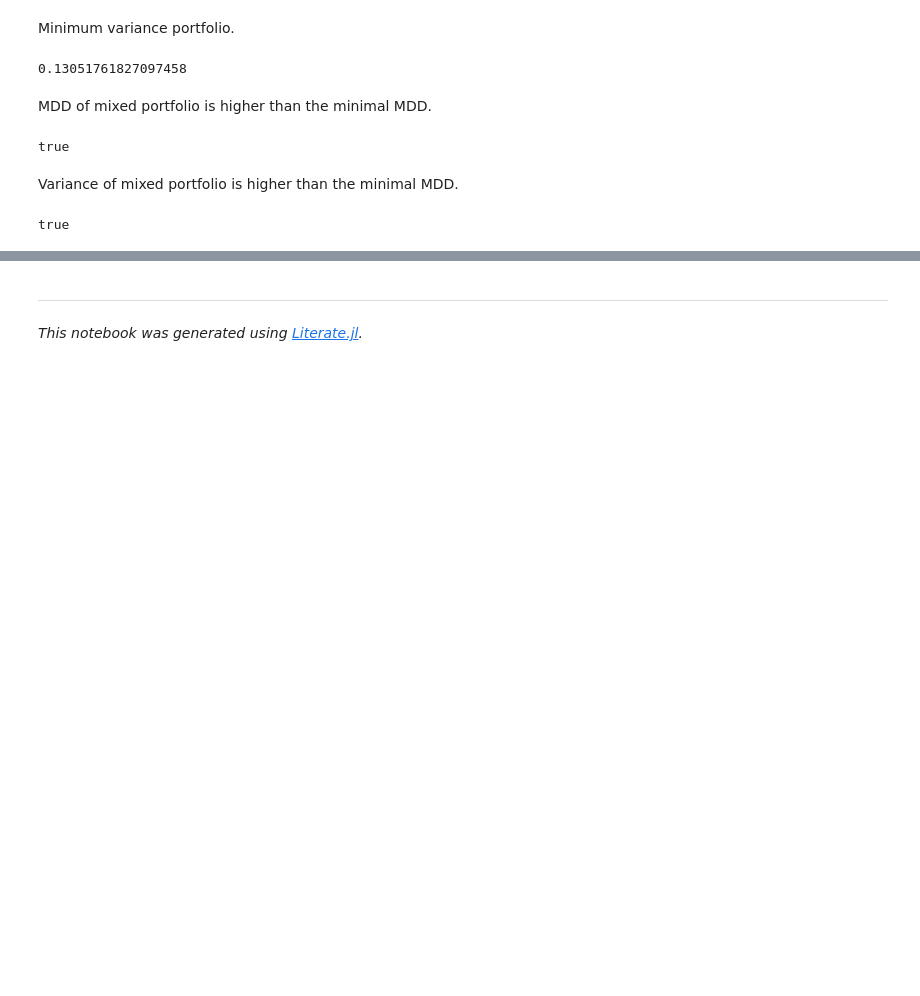
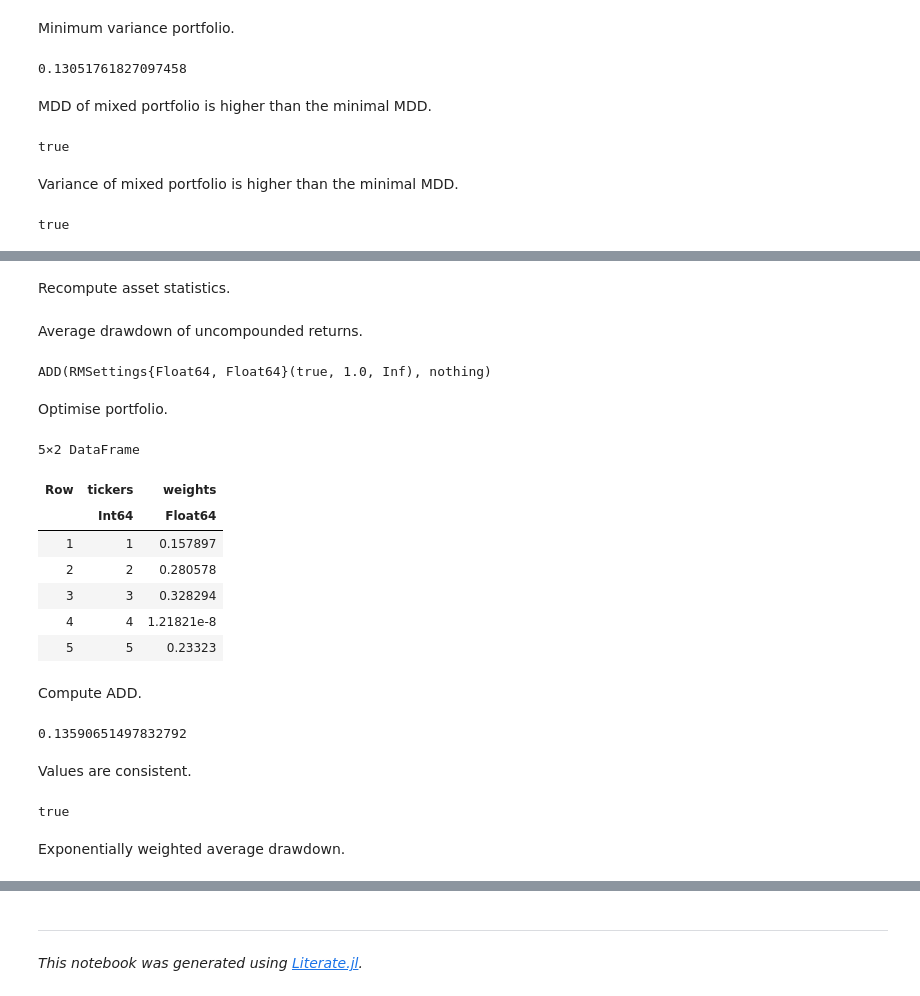
Before and after one commit to dcelisgarza/PortfolioOptimiser.jl, a Jupyter notebook: examples/0_risk_measure_examples.ipynb, the cells around one changed output, grey strips where cells are left out. Saved outputs shown, nothing was run; the diff lists cells and outputs as text; code cells hidden in the pictures; blank space fills up the shorter version.

```diff
--- a/examples/0_risk_measure_examples.ipynb
+++ b/examples/0_risk_measure_examples.ipynb
@@ -1645,0 +1648,2 @@ true
+# %% [markdown]
+Recompute asset statistics.
@@ -1645,0 +1652,33 @@ true
+# %% [markdown]
+Average drawdown of uncompounded returns.
+# %%
+rm = ADD()
+# %% [output]
+ADD(RMSettings{Float64, Float64}(true, 1.0, Inf), nothing)
+# %% [markdown]
+Optimise portfolio.
+# %%
+w1 = optimise!(port, Trad(; rm = rm, str_names = true))
+# %% [output]
+5×2 DataFrame
+| Row | tickers | weights |
+|  | Int64 | Float64 |
+| 1 | 1 | 0.157897 |
+| 2 | 2 | 0.280578 |
+| 3 | 3 | 0.328294 |
+| 4 | 4 | 1.21821e-8 |
+| 5 | 5 | 0.23323 |
+# %% [markdown]
+Compute ADD.
+# %%
+r1 = calc_risk(port; rm = rm)
+# %% [output]
+0.13590651497832792
+# %% [markdown]
+Values are consistent.
+# %%
+isapprox(r1, value(port.model[:add_risk]))
+# %% [output]
+true
+# %% [markdown]
+Exponentially weighted average drawdown.
```
Also changed, not shown: parts of 150 cells of this notebook, 4 other files.
